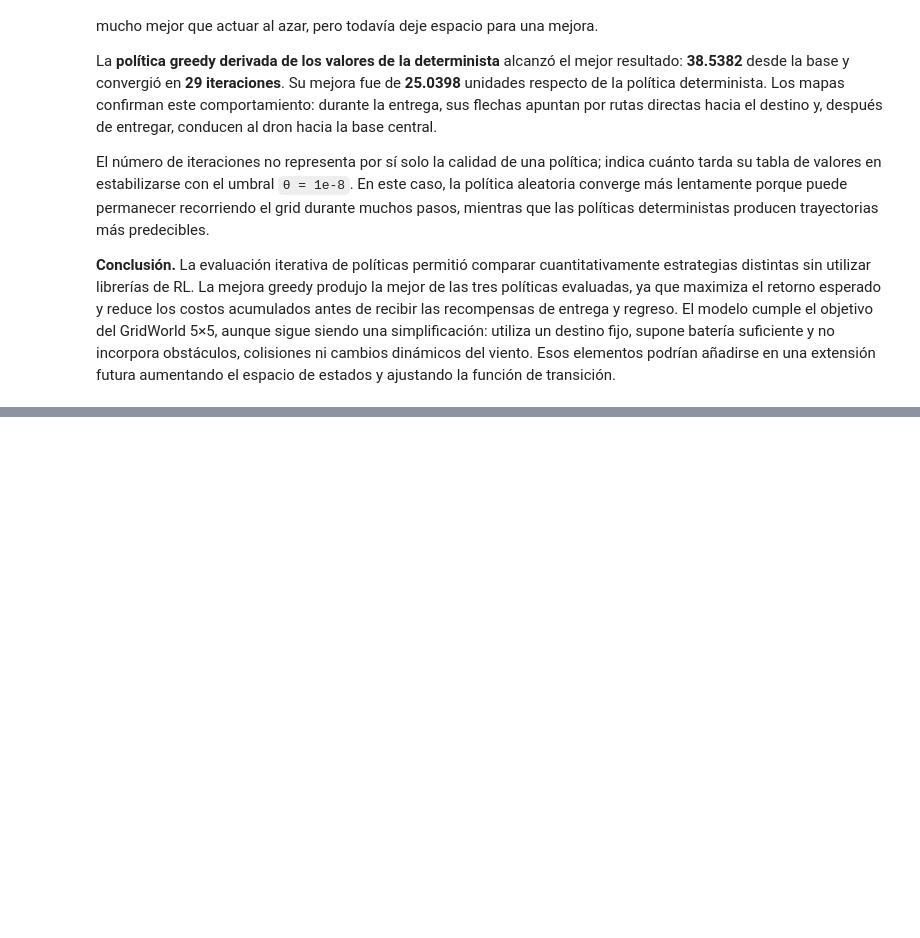
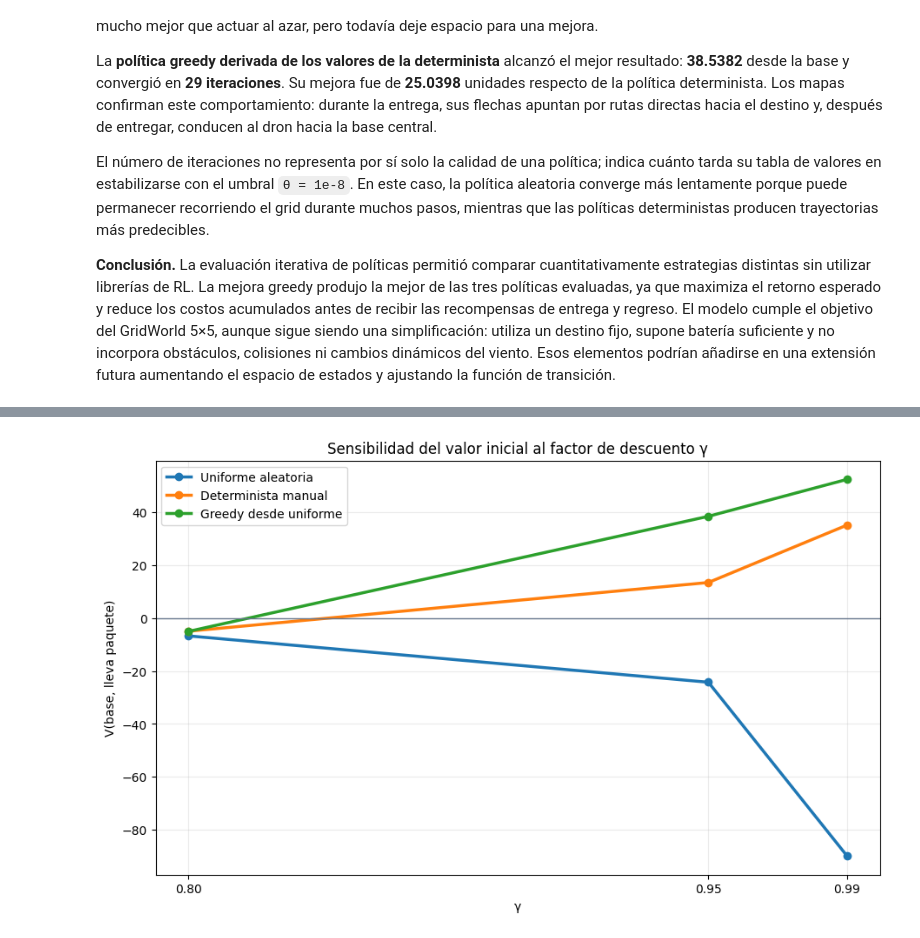
Before and after one commit to JoaquinCampos22155/reinforcedL-MDPlab, a Jupyter notebook: lab1.ipynb, the cells around one changed output, grey strips where cells are left out. Saved outputs shown, nothing was run; the diff lists cells and outputs as text; code cells hidden in the pictures; blank space fills up the shorter version.

```diff
--- a/lab1.ipynb
+++ b/lab1.ipynb
@@ -740,0 +1123,34 @@ El número de iteraciones no representa por sí solo la calidad de una política
+# %%
+fig, axis = plt.subplots(figsize=(9, 5.5), constrained_layout=True)
+
+axis.plot(
+    sensitivity_table.index,
+    sensitivity_table["V inicial uniforme"],
+    marker="o",
+    linewidth=2.5,
+    label="Uniforme aleatoria",
+)
+axis.plot(
+    sensitivity_table.index,
+    sensitivity_table["V inicial determinista"],
+    marker="o",
+    linewidth=2.5,
+    label="Determinista manual",
+)
+axis.plot(
+    sensitivity_table.index,
+    sensitivity_table["V inicial greedy"],
+    marker="o",
+    linewidth=2.5,
+    label="Greedy desde uniforme",
+)
+axis.axhline(0, color="#64748b", linewidth=1)
+axis.set_title("Sensibilidad del valor inicial al factor de descuento γ")
+axis.set_xlabel("γ")
+axis.set_ylabel("V(base, lleva paquete)")
+axis.set_xticks(GAMMA_VALUES)
+axis.grid(alpha=0.25)
+axis.legend()
+plt.show()
+# %% [output]
+[figure, added]
```
Also changed, not shown: parts of 9 cells of this notebook, 1 other file.
